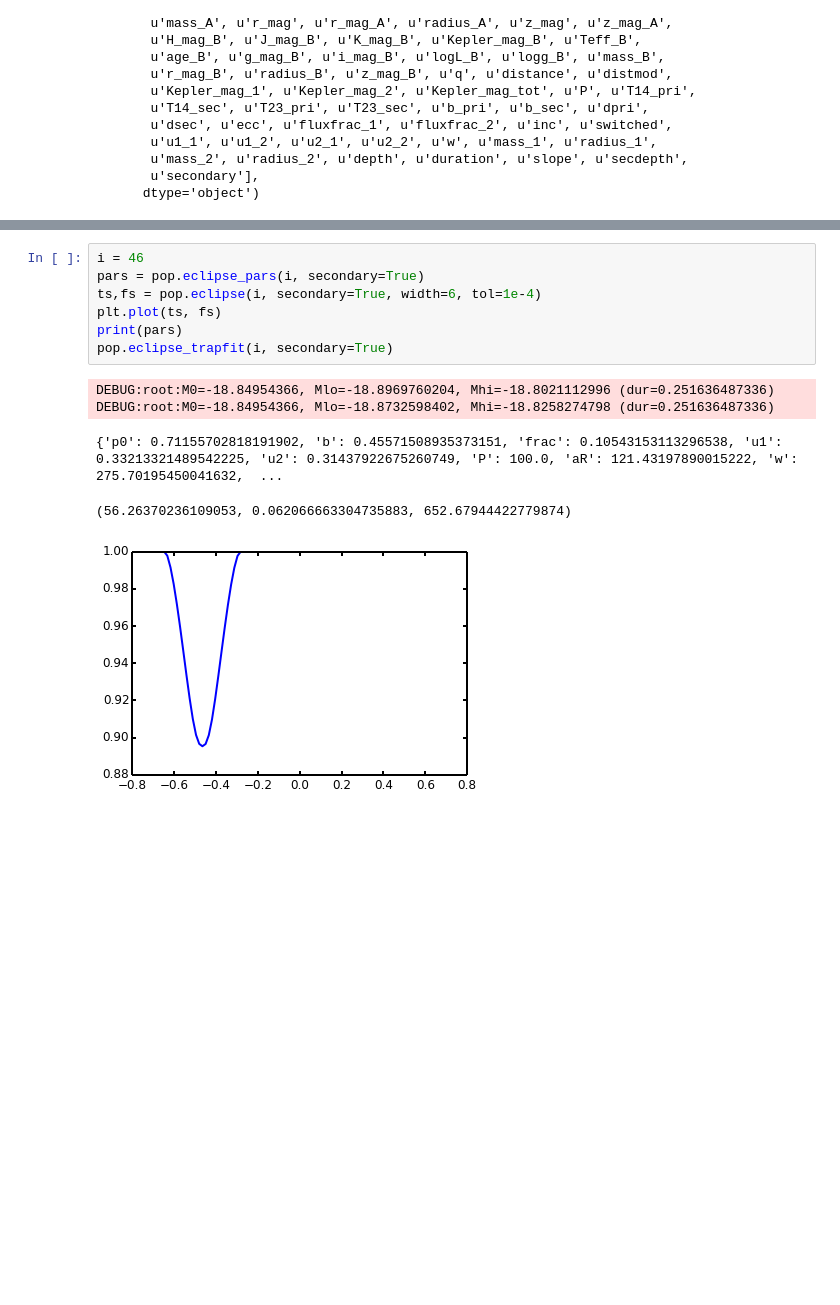
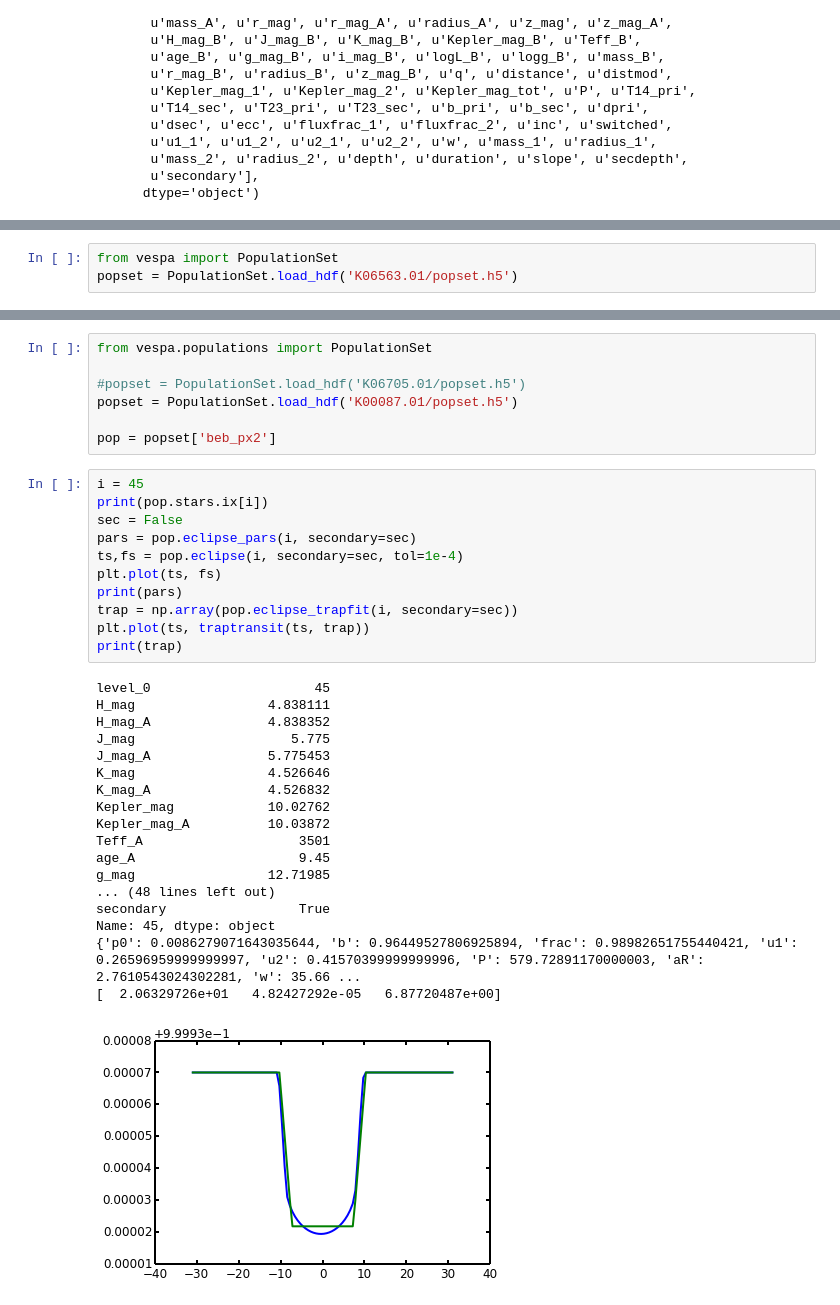
Before and after one commit to timothydmorton/exosyspop, a Jupyter notebook: Exploration.ipynb, the cells around one changed output, grey strips where cells are left out. Saved outputs shown, nothing was run; the diff lists cells and outputs as text; blank space fills up the shorter version.

```diff
--- a/Exploration.ipynb
+++ b/Exploration.ipynb
@@ -161,0 +74,3 @@ rootLogger.setLevel(logging.DEBUG)
+# %%
+from vespa import PopulationSet
+popset = PopulationSet.load_hdf('K06563.01/popset.h5')
@@ -162,13 +224,37 @@ rootLogger.setLevel(logging.DEBUG)
+# %%
+from vespa.populations import PopulationSet
+
+#popset = PopulationSet.load_hdf('K06705.01/popset.h5')
+popset = PopulationSet.load_hdf('K00087.01/popset.h5')
+
+pop = popset['beb_px2']
 # %%
-i = 46
-pars = pop.eclipse_pars(i, secondary=True)
-ts,fs = pop.eclipse(i, secondary=True, width=6, tol=1e-4)
+i = 45
+print(pop.stars.ix[i])
+sec = False
+pars = pop.eclipse_pars(i, secondary=sec)
+ts,fs = pop.eclipse(i, secondary=sec, tol=1e-4)
 plt.plot(ts, fs)
 print(pars)
-pop.eclipse_trapfit(i, secondary=True)
+trap = np.array(pop.eclipse_trapfit(i, secondary=sec))
+plt.plot(ts, traptransit(ts, trap))
+print(trap)
 # %% [output]
-DEBUG:root:M0=-18.84954366, Mlo=-18.8969760204, Mhi=-18.8021112996 (dur=0.251636487336)
-DEBUG:root:M0=-18.84954366, Mlo=-18.8732598402, Mhi=-18.8258274798 (dur=0.251636487336)
+level_0                     45
+H_mag                 4.838111
+H_mag_A               4.838352
+J_mag                    5.775
+J_mag_A               5.775453
+K_mag                 4.526646
+K_mag_A               4.526832
+Kepler_mag            10.02762
+Kepler_mag_A          10.03872
+Teff_A                    3501
+age_A                     9.45
+g_mag                 12.71985
+... (48 lines left out)
+secondary                 True
+Name: 45, dtype: object
+{'p0': 0.0086279071643035644, 'b': 0.96449527806925894, 'frac': 0.98982651755440421, 'u1': 0.26596959999999997, 'u2': 0.41570399999999996, 'P': 579.72891170000003, 'aR': 2.7610543024302281, 'w': 35.66 ...
+[  2.06329726e+01   4.82427292e-05   6.87720487e+00]
-{'p0': 0.71155702818191902, 'b': 0.45571508935373151, 'frac': 0.10543153113296538, 'u1': 0.33213321489542225, 'u2': 0.31437922675260749, 'P': 100.0, 'aR': 121.43197890015222, 'w': 275.70195450041632,  ...
-(56.26370236109053, 0.062066663304735883, 652.67944422779874)
-[figure, old version]
+[figure, new version]
```
Also changed, not shown: parts of 40 cells of this notebook.
